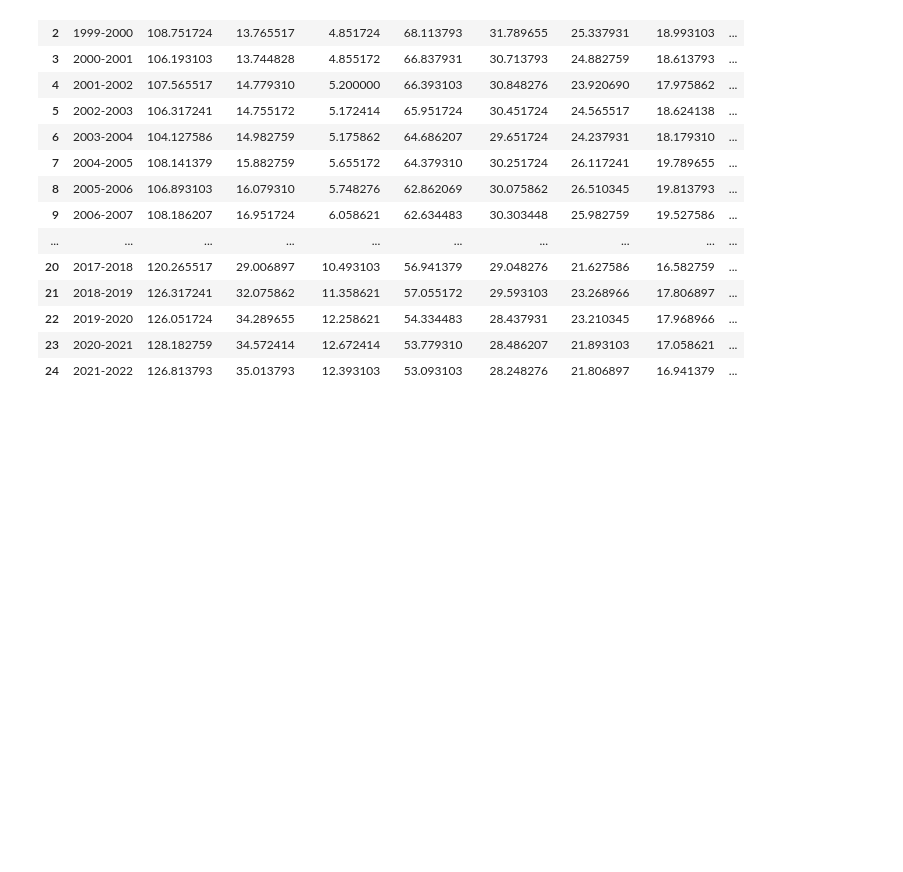
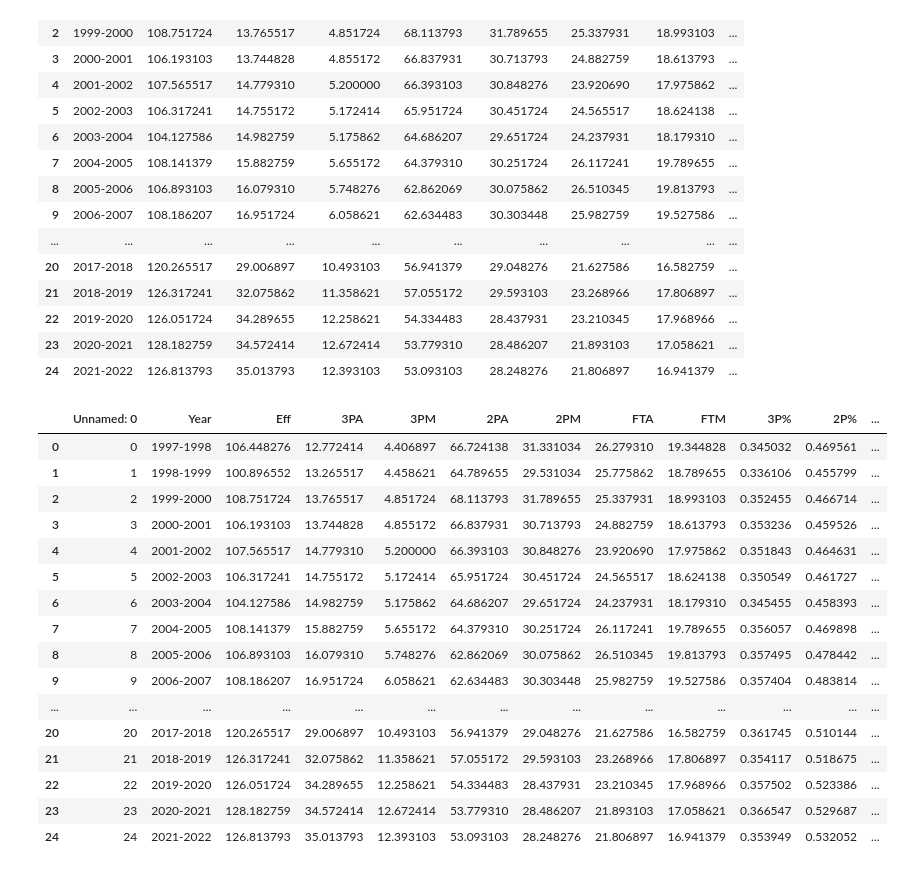
Before and after one commit to Jlchong3/Hufflepuff, a Jupyter notebook: pages/teams/xd.ipynb, the cells around one changed output. Drawn from its saved outputs; the diff is of its cells as text; code cells hidden in the pictures; blank space fills up the shorter version.

```diff
--- a/pages/teams/xd.ipynb
+++ b/pages/teams/xd.ipynb
@@ -190,0 +193,21 @@ df_tendency
+# %%
+df1 = pd.read_csv('../tendencies_analysis.csv')
+df1
+# %% [output]
+|  | Unnamed: 0 | Year | Eff | 3PA | 3PM | 2PA | 2PM | FTA | FTM | 3P% | 2P% | ... |
+| 0 | 0 | 1997-1998 | 106.448276 | 12.772414 | 4.406897 | 66.724138 | 31.331034 | 26.279310 | 19.344828 | 0.345032 | 0.469561 | ... |
+| 1 | 1 | 1998-1999 | 100.896552 | 13.265517 | 4.458621 | 64.789655 | 29.531034 | 25.775862 | 18.789655 | 0.336106 | 0.455799 | ... |
+| 2 | 2 | 1999-2000 | 108.751724 | 13.765517 | 4.851724 | 68.113793 | 31.789655 | 25.337931 | 18.993103 | 0.352455 | 0.466714 | ... |
+| 3 | 3 | 2000-2001 | 106.193103 | 13.744828 | 4.855172 | 66.837931 | 30.713793 | 24.882759 | 18.613793 | 0.353236 | 0.459526 | ... |
+| 4 | 4 | 2001-2002 | 107.565517 | 14.779310 | 5.200000 | 66.393103 | 30.848276 | 23.920690 | 17.975862 | 0.351843 | 0.464631 | ... |
+| 5 | 5 | 2002-2003 | 106.317241 | 14.755172 | 5.172414 | 65.951724 | 30.451724 | 24.565517 | 18.624138 | 0.350549 | 0.461727 | ... |
+| 6 | 6 | 2003-2004 | 104.127586 | 14.982759 | 5.175862 | 64.686207 | 29.651724 | 24.237931 | 18.179310 | 0.345455 | 0.458393 | ... |
+| 7 | 7 | 2004-2005 | 108.141379 | 15.882759 | 5.655172 | 64.379310 | 30.251724 | 26.117241 | 19.789655 | 0.356057 | 0.469898 | ... |
+| 8 | 8 | 2005-2006 | 106.893103 | 16.079310 | 5.748276 | 62.862069 | 30.075862 | 26.510345 | 19.813793 | 0.357495 | 0.478442 | ... |
+| 9 | 9 | 2006-2007 | 108.186207 | 16.951724 | 6.058621 | 62.634483 | 30.303448 | 25.982759 | 19.527586 | 0.357404 | 0.483814 | ... |
+| ... | ... | ... | ... | ... | ... | ... | ... | ... | ... | ... | ... | ... |
+| 20 | 20 | 2017-2018 | 120.265517 | 29.006897 | 10.493103 | 56.941379 | 29.048276 | 21.627586 | 16.582759 | 0.361745 | 0.510144 | ... |
+| 21 | 21 | 2018-2019 | 126.317241 | 32.075862 | 11.358621 | 57.055172 | 29.593103 | 23.268966 | 17.806897 | 0.354117 | 0.518675 | ... |
+| 22 | 22 | 2019-2020 | 126.051724 | 34.289655 | 12.258621 | 54.334483 | 28.437931 | 23.210345 | 17.968966 | 0.357502 | 0.523386 | ... |
+| 23 | 23 | 2020-2021 | 128.182759 | 34.572414 | 12.672414 | 53.779310 | 28.486207 | 21.893103 | 17.058621 | 0.366547 | 0.529687 | ... |
+| 24 | 24 | 2021-2022 | 126.813793 | 35.013793 | 12.393103 | 53.093103 | 28.248276 | 21.806897 | 16.941379 | 0.353949 | 0.532052 | ... |
```
Also changed, not shown: parts of 3 cells of this notebook, 34 other files.
